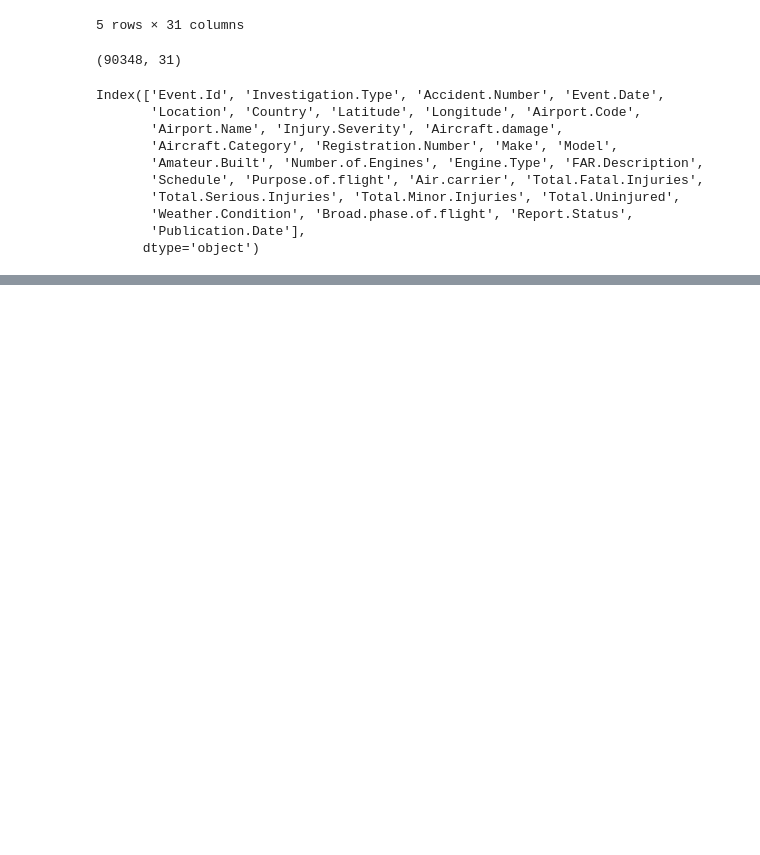
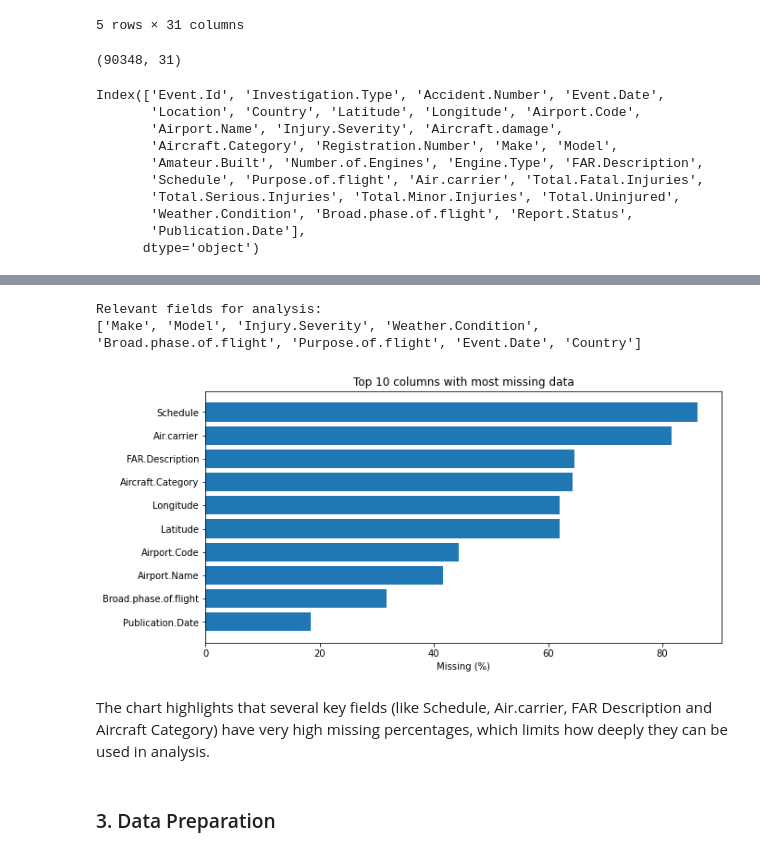
Before and after one commit to mcshoja/Aviation-Data-Phase-1-Project, a Jupyter notebook: aviation.ipynb, the cells around one changed output, grey strips where cells are left out. Cells and saved outputs as stored; diff of their text form; code cells hidden in the pictures; blank space fills up the shorter version.

Commit message:
Data Loading and Data Understanding

```diff
--- a/aviation.ipynb
+++ b/aviation.ipynb
@@ -52,0 +76,8 @@ Index(['Event.Id', 'Investigation.Type', 'Accident.Number', 'Event.Date',
+# %%
+# Dataset Coverage
+
+# Convert Event.Date column to datetime
+df["Event.Date"] = pd.to_datetime(df["Event.Date"], errors="coerce")
+
+# Get min and max year from Event.Date
+print("Dataset Years:", df["Event.Date"].dt.year.min(), "-", df["Event.Date"].dt.year.max())
@@ -52,0 +164,32 @@ Index(['Event.Id', 'Investigation.Type', 'Accident.Number', 'Event.Date',
+# %%
+# Fields Relevant to Project Objectives
+relevant_fields = [
+    "Make",              # Aircraft manufacturer
+    "Model",             # Aircraft model
+    "Injury.Severity",   # Severity classification
+    "Weather.Condition", # VMC, IMC, UNK
+    "Broad.phase.of.flight", # Phase of flight
+    "Purpose.of.flight", # Flight purpose (commercial, personal, etc.)
+    "Event.Date",        # To analyze trends over time
+    "Country"            # For geographical context
+]
+
+print("Relevant fields for analysis:")
+print(relevant_fields)
+# %% [output]
+Relevant fields for analysis:
+['Make', 'Model', 'Injury.Severity', 'Weather.Condition', 'Broad.phase.of.flight', 'Purpose.of.flight', 'Event.Date', 'Country']
+# %%
+# Top 10 columns by missing %
+missing_pct = (df.isnull().mean() * 100).sort_values(ascending=False).head(10)
+plt.figure(figsize=(10, 5))
+plt.barh(missing_pct.index, missing_pct.values)
+plt.xlabel("Missing (%)")
+plt.title("Top 10 columns with most missing data")
+plt.gca().invert_yaxis();
+# %% [output]
+[figure, added]
+# %% [markdown]
+The chart highlights that several key fields (like Schedule, Air.carrier, FAR Description and Aircraft Category) have very high missing percentages, which limits how deeply they can be used in analysis.
+# %% [markdown]
+### 3. Data Preparation
```
Also changed, not shown: parts of 8 cells of this notebook.
